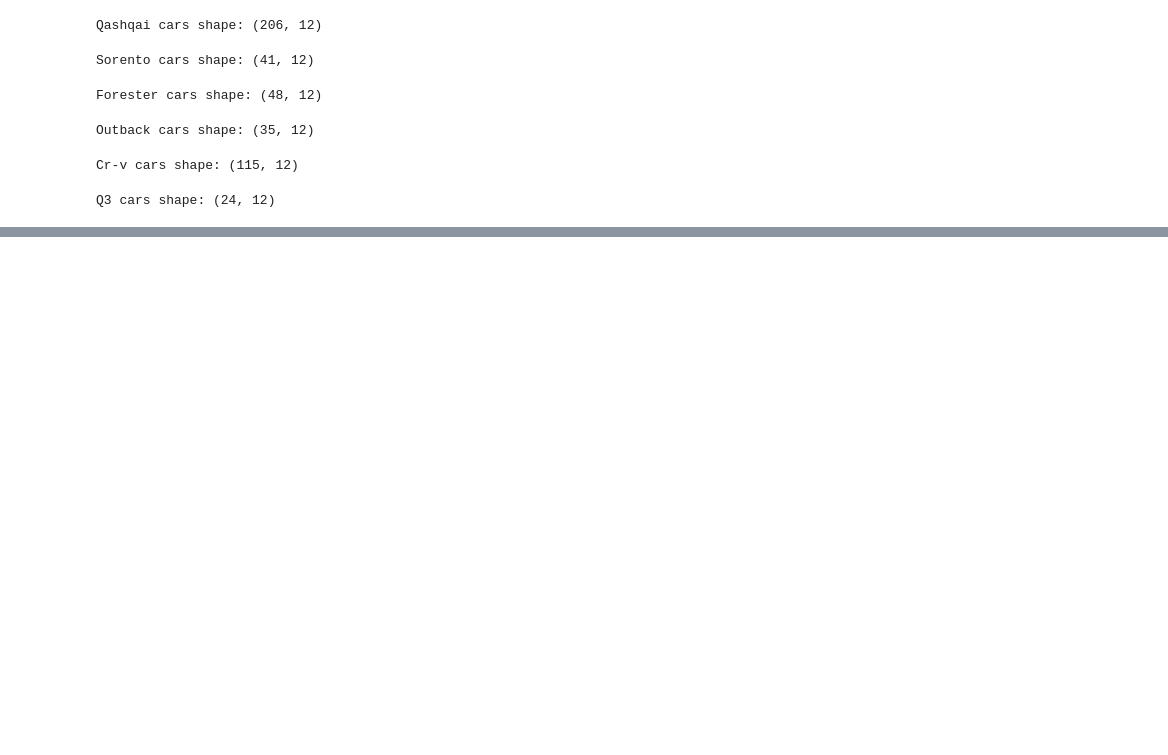
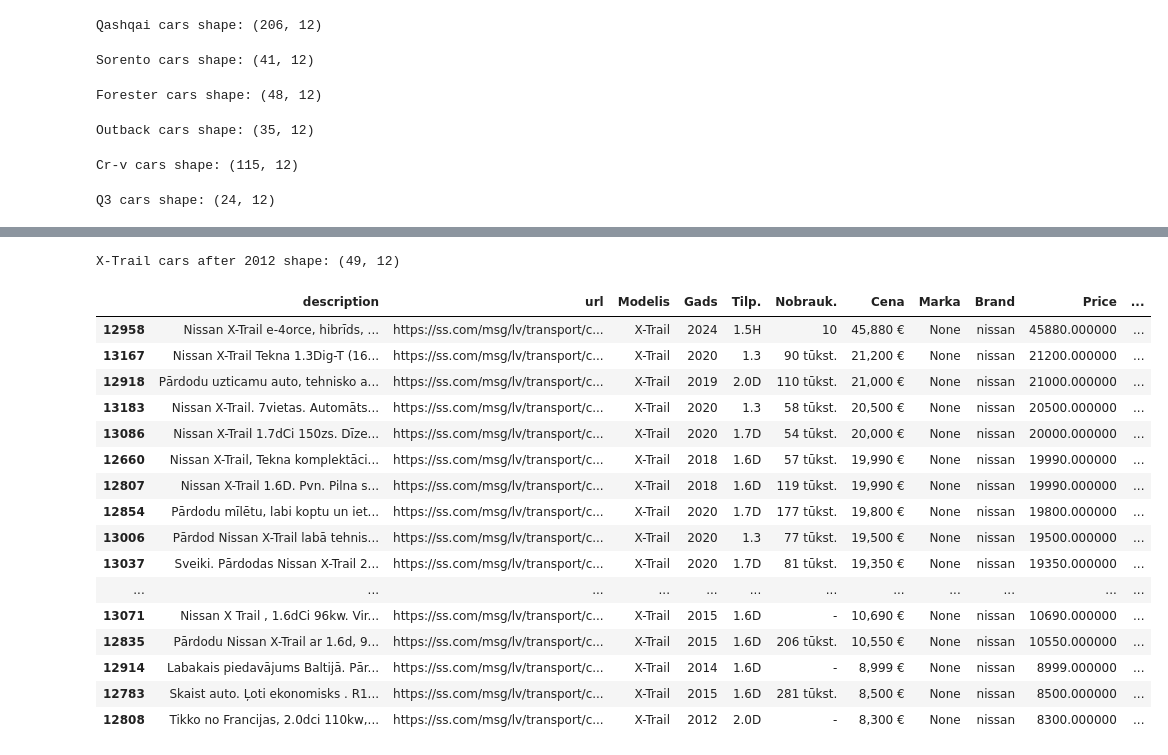
Before and after one commit to ValRCS/DAS_Python_24, a Jupyter notebook: Topic_15_Web_Scraping/Exploring_Cars.ipynb, the cells around one changed output, grey strips where cells are left out. Drawn from its saved outputs; the diff is of its cells as text; code cells hidden in the pictures; blank space fills up the shorter version.

```diff
--- a/Topic_15_Web_Scraping/Exploring_Cars.ipynb
+++ b/Topic_15_Web_Scraping/Exploring_Cars.ipynb
@@ -427,0 +527,27 @@ Q3 cars shape: (24, 12)
+# %%
+# finally xtrail
+xtrail_2012 = xtrail[xtrail['Year'] >= 2012]
+# sort by price
+xtrail_2012 = xtrail_2012.sort_values('Price', ascending=False)
+print(f"X-Trail cars after 2012 shape: {xtrail_2012.shape}")
+# make links clickable
+xtrail_2012.style.format({'url': make_clickable})
+# %% [output]
+X-Trail cars after 2012 shape: (49, 12)
+|  | description | url | Modelis | Gads | Tilp. | Nobrauk. | Cena | Marka | Brand | Price | ... |
+| 12958 | Nissan X-Trail e-4orce, hibrīds, ... | https://ss.com/msg/lv/transport/c... | X-Trail | 2024 | 1.5H | 10 | 45,880 € | None | nissan | 45880.000000 | ... |
+| 13167 | Nissan X-Trail Tekna 1.3Dig-T (16... | https://ss.com/msg/lv/transport/c... | X-Trail | 2020 | 1.3 | 90 tūkst. | 21,200 € | None | nissan | 21200.000000 | ... |
+| 12918 | Pārdodu uzticamu auto, tehnisko a... | https://ss.com/msg/lv/transport/c... | X-Trail | 2019 | 2.0D | 110 tūkst. | 21,000 € | None | nissan | 21000.000000 | ... |
+| 13183 | Nissan X-Trail. 7vietas. Automāts... | https://ss.com/msg/lv/transport/c... | X-Trail | 2020 | 1.3 | 58 tūkst. | 20,500 € | None | nissan | 20500.000000 | ... |
+| 13086 | Nissan X-Trail 1.7dCi 150zs. Dīze... | https://ss.com/msg/lv/transport/c... | X-Trail | 2020 | 1.7D | 54 tūkst. | 20,000 € | None | nissan | 20000.000000 | ... |
+| 12660 | Nissan X-Trail, Tekna komplektāci... | https://ss.com/msg/lv/transport/c... | X-Trail | 2018 | 1.6D | 57 tūkst. | 19,990 € | None | nissan | 19990.000000 | ... |
+| 12807 | Nissan X-Trail 1.6D. Pvn. Pilna s... | https://ss.com/msg/lv/transport/c... | X-Trail | 2018 | 1.6D | 119 tūkst. | 19,990 € | None | nissan | 19990.000000 | ... |
+| 12854 | Pārdodu mīlētu, labi koptu un iet... | https://ss.com/msg/lv/transport/c... | X-Trail | 2020 | 1.7D | 177 tūkst. | 19,800 € | None | nissan | 19800.000000 | ... |
+| 13006 | Pārdod Nissan X-Trail labā tehnis... | https://ss.com/msg/lv/transport/c... | X-Trail | 2020 | 1.3 | 77 tūkst. | 19,500 € | None | nissan | 19500.000000 | ... |
+| 13037 | Sveiki. Pārdodas Nissan X-Trail 2... | https://ss.com/msg/lv/transport/c... | X-Trail | 2020 | 1.7D | 81 tūkst. | 19,350 € | None | nissan | 19350.000000 | ... |
+| ... | ... | ... | ... | ... | ... | ... | ... | ... | ... | ... | ... |
+| 13071 | Nissan X Trail , 1.6dCi 96kw. Vir... | https://ss.com/msg/lv/transport/c... | X-Trail | 2015 | 1.6D | - | 10,690 € | None | nissan | 10690.000000 | ... |
+| 12835 | Pārdodu Nissan X-Trail ar 1.6d, 9... | https://ss.com/msg/lv/transport/c... | X-Trail | 2015 | 1.6D | 206 tūkst. | 10,550 € | None | nissan | 10550.000000 | ... |
+| 12914 | Labakais piedavājums Baltijā. Pār... | https://ss.com/msg/lv/transport/c... | X-Trail | 2014 | 1.6D | - | 8,999 € | None | nissan | 8999.000000 | ... |
+| 12783 | Skaist auto. Ļoti ekonomisks . R1... | https://ss.com/msg/lv/transport/c... | X-Trail | 2015 | 1.6D | 281 tūkst. | 8,500 € | None | nissan | 8500.000000 | ... |
+| 12808 | Tikko no Francijas, 2.0dci 110kw,... | https://ss.com/msg/lv/transport/c... | X-Trail | 2012 | 2.0D | - | 8,300 € | None | nissan | 8300.000000 | ... |
```
Also changed, not shown: parts of 4 cells of this notebook.
